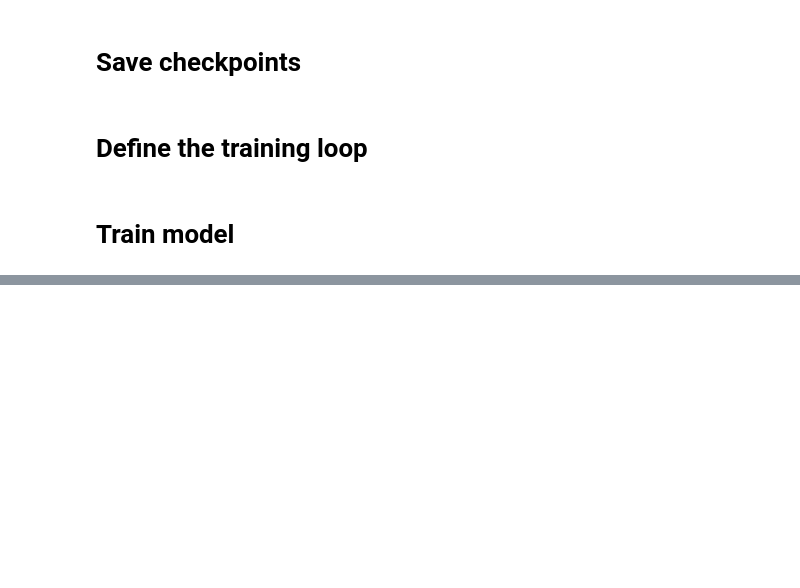
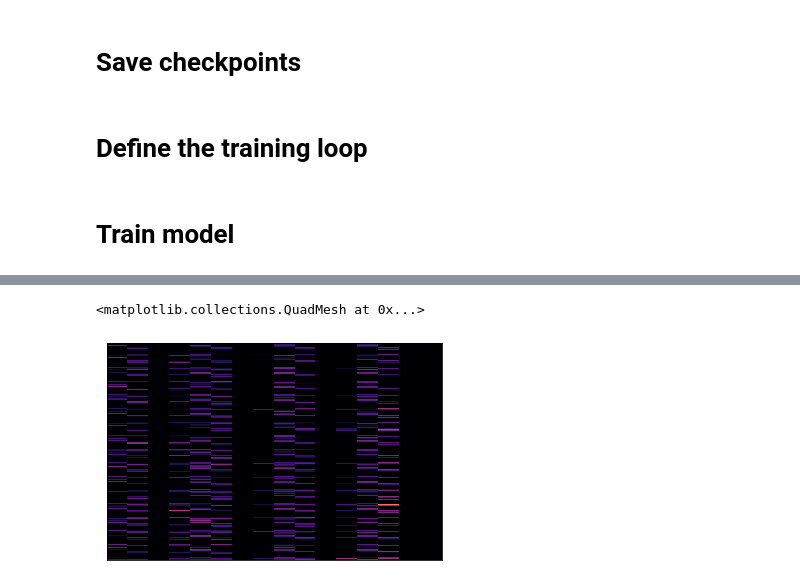
Before and after one commit to MrCogito/Spectrogram-Generator, a Jupyter notebook: Model.ipynb, the cells around one changed output, grey strips where cells are left out. Drawn from its saved outputs; the diff is of its cells as text; code cells hidden in the pictures; blank space fills up the shorter version.

```diff
--- a/Model.ipynb
+++ b/Model.ipynb
@@ -227,0 +279,11 @@ train(train_dataset, EPOCHS)
+# %%
+import librosa
+import librosa.display
+zaladowane = np.load('/content/gdrive/MyDrive/Inzynierka/Data/wynik_11.npy')
+#zaladowane = np.load('/content/gdrive/MyDrive/Inzynierka/Data/en_spectrogram_tensor/common_voice_en_22677141.mp3.npy')
+
+librosa.display.specshow(spectest)
+librosa.display.specshow((zaladowane[4].reshape(256,16)))
+# %% [output]
+<matplotlib.collections.QuadMesh at 0x...>
+[figure, added]
```
Also changed, not shown: parts of 18 cells of this notebook.
